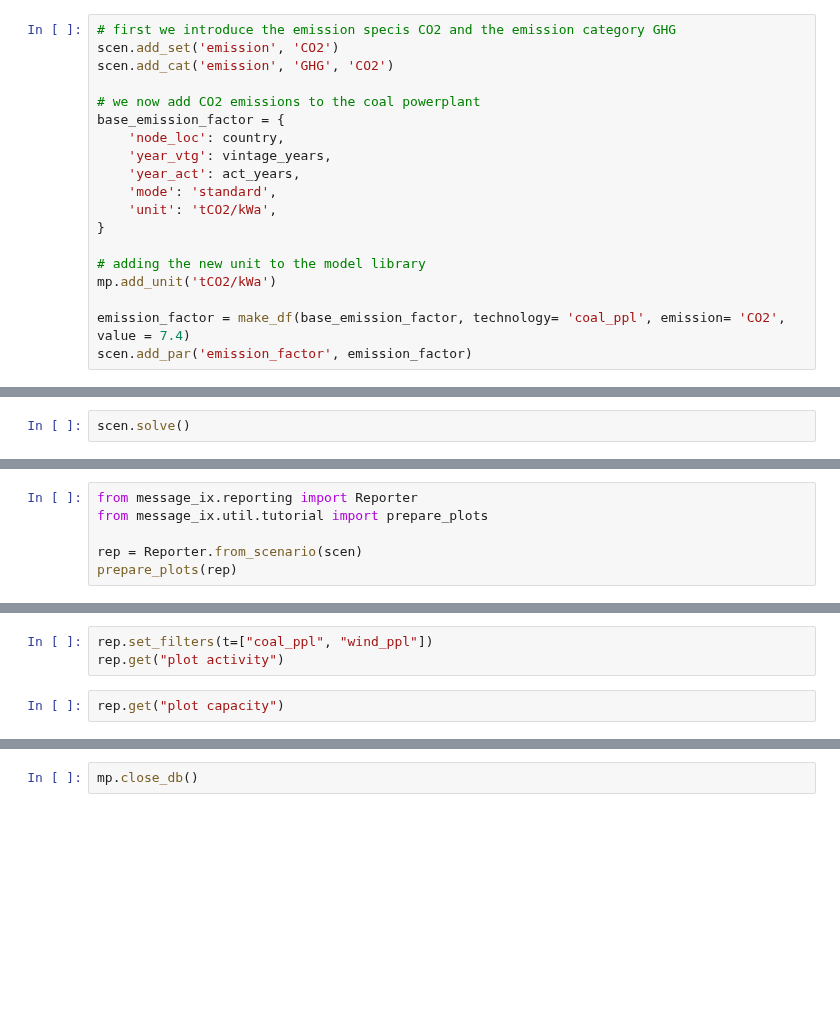
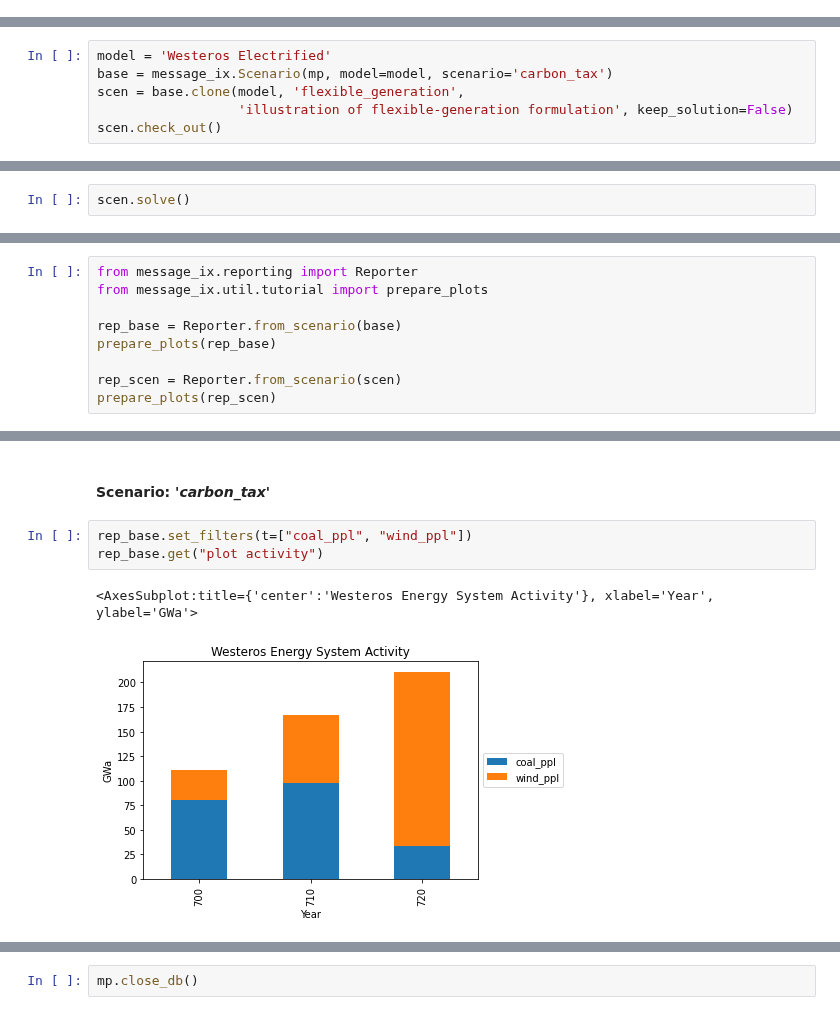
Before and after one commit to iiasa/message_ix, a Jupyter notebook: tutorial/westeros/westeros_flexible_generation.ipynb, the cells around one changed output, grey strips where cells are left out. Drawn from its saved outputs; the diff is of its cells as text; blank space fills up the shorter version.

```diff
--- a/tutorial/westeros/westeros_flexible_generation.ipynb
+++ b/tutorial/westeros/westeros_flexible_generation.ipynb
@@ -40,19 +28,0 @@ Then, we add a carbon tax to motivate the use of low-carbon technologies in the
-# %%
-# first we introduce the emission specis CO2 and the emission category GHG
-scen.add_set('emission', 'CO2')
-scen.add_cat('emission', 'GHG', 'CO2')
-
-# we now add CO2 emissions to the coal powerplant
-base_emission_factor = {
-    'node_loc': country,
-    'year_vtg': vintage_years,
-    'year_act': act_years,
-    'mode': 'standard',
-    'unit': 'tCO2/kWa',
-}
-
-# adding the new unit to the model library
-mp.add_unit('tCO2/kWa')
-
-emission_factor = make_df(base_emission_factor, technology= 'coal_ppl', emission= 'CO2', value = 7.4)
-scen.add_par('emission_factor', emission_factor)
@@ -77,0 +32,6 @@ As such, to balance the variability of wind power, the system requires flexibili
+# %%
+model = 'Westeros Electrified'
+base = message_ix.Scenario(mp, model=model, scenario='carbon_tax')
+scen = base.clone(model, 'flexible_generation',
+                  'illustration of flexible-generation formulation', keep_solution=False)
+scen.check_out()
@@ -136,5 +139,8 @@ scen.var('OBJ')['lvl']
 from message_ix.reporting import Reporter
 from message_ix.util.tutorial import prepare_plots
 
-rep = Reporter.from_scenario(scen)
-prepare_plots(rep)
+rep_base = Reporter.from_scenario(base)
+prepare_plots(rep_base)
+
+rep_scen = Reporter.from_scenario(scen)
+prepare_plots(rep_scen)
@@ -141,5 +153,8 @@ prepare_plots(rep)
+# %% [markdown]
+#### Scenario: '*carbon_tax*'
 # %%
-rep.set_filters(t=["coal_ppl", "wind_ppl"])
-rep.get("plot activity")
+rep_base.set_filters(t=["coal_ppl", "wind_ppl"])
+rep_base.get("plot activity")
+# %% [output]
+<AxesSubplot:title={'center':'Westeros Energy System Activity'}, xlabel='Year', ylabel='GWa'>
+[figure, added]
-# %%
-rep.get("plot capacity")
```
Also changed, not shown: parts of 37 cells of this notebook, 2 other files.
